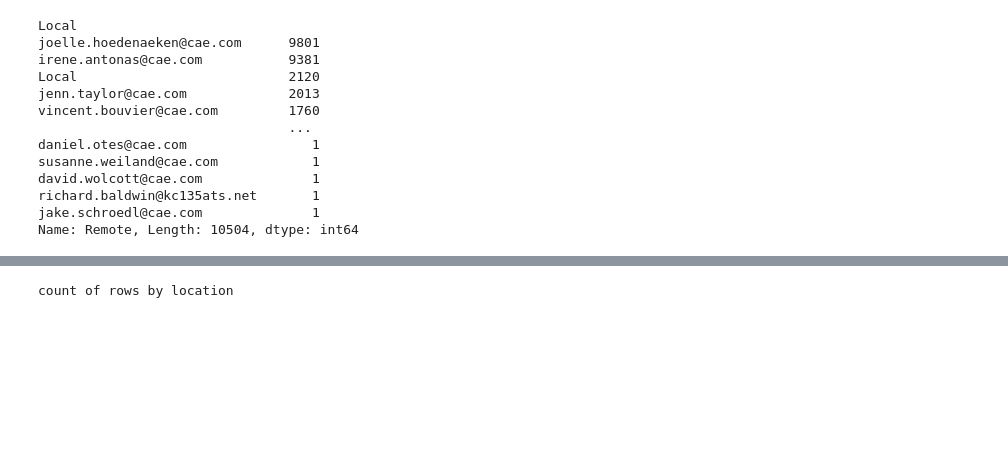
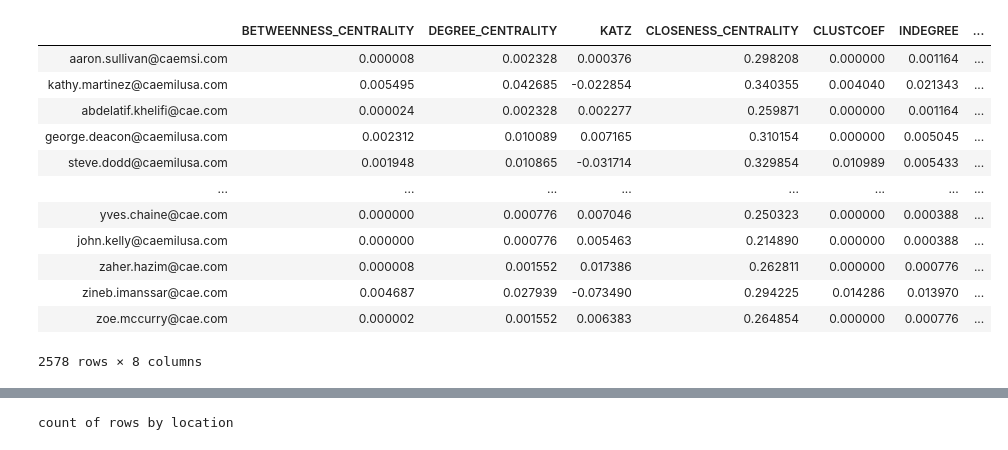
Before and after one commit to suacalis/People-Analytics, a Jupyter notebook: cae-count.ipynb, the cells around one changed output, grey strips where cells are left out. Saved outputs shown, nothing was run; the diff lists cells and outputs as text; code cells hidden in the pictures; blank space fills up the shorter version.

```diff
--- a/cae-count.ipynb
+++ b/cae-count.ipynb
@@ -27,19 +110,34 @@ diversity = div2[div2['ncs'] > 38]
+# %%
+#metrics
+dfc = pd.DataFrame(dict(
+    BETWEENNESS_CENTRALITY = nx.betweenness_centrality(Gd),
+    DEGREE_CENTRALITY      = nx.degree_centrality(Gd),
+    #EIGENVECTOR            = nx.eigenvector_centrality(Gd),
+    KATZ                   = nx.katz_centrality_numpy(Gd),
+    CLOSENESS_CENTRALITY   = nx.closeness_centrality(Gd),
+    CLUSTCOEF              = nx.clustering(Gd),
+    INDEGREE               = nx.in_degree_centrality(Gd),
+    OUTDEGREE              = nx.out_degree_centrality(Gd),
+    PAGERANK               = nx.pagerank(Gd, alpha=0.9),
+))
+
+#dfc.index += 1
+dfc.to_csv('metrics2.csv')
+dfc
+# %% [output]
+|  | BETWEENNESS_CENTRALITY | DEGREE_CENTRALITY | KATZ | CLOSENESS_CENTRALITY | CLUSTCOEF | INDEGREE | ... |
+| aaron.sullivan@caemsi.com | 0.000008 | 0.002328 | 0.000376 | 0.298208 | 0.000000 | 0.001164 | ... |
+| kathy.martinez@caemilusa.com | 0.005495 | 0.042685 | -0.022854 | 0.340355 | 0.004040 | 0.021343 | ... |
+| abdelatif.khelifi@cae.com | 0.000024 | 0.002328 | 0.002277 | 0.259871 | 0.000000 | 0.001164 | ... |
+| george.deacon@caemilusa.com | 0.002312 | 0.010089 | 0.007165 | 0.310154 | 0.000000 | 0.005045 | ... |
+| steve.dodd@caemilusa.com | 0.001948 | 0.010865 | -0.031714 | 0.329854 | 0.010989 | 0.005433 | ... |
+| ... | ... | ... | ... | ... | ... | ... | ... |
+| yves.chaine@cae.com | 0.000000 | 0.000776 | 0.007046 | 0.250323 | 0.000000 | 0.000388 | ... |
+| john.kelly@caemilusa.com | 0.000000 | 0.000776 | 0.005463 | 0.214890 | 0.000000 | 0.000388 | ... |
+| zaher.hazim@cae.com | 0.000008 | 0.001552 | 0.017386 | 0.262811 | 0.000000 | 0.000776 | ... |
+| zineb.imanssar@cae.com | 0.004687 | 0.027939 | -0.073490 | 0.294225 | 0.014286 | 0.013970 | ... |
+| zoe.mccurry@cae.com | 0.000002 | 0.001552 | 0.006383 | 0.264854 | 0.000000 | 0.000776 | ... |
+2578 rows × 8 columns
 # %%
 # create an activity count for senders
 dfc=df.groupby ('Local')['Remote'].count().sort_values(ascending=False)
-# %%
-dfc
-# %% [output]
-Local
-joelle.hoedenaeken@cae.com      9801
-irene.antonas@cae.com           9381
-Local                           2120
-jenn.taylor@cae.com             2013
-vincent.bouvier@cae.com         1760
-                                ...
-daniel.otes@cae.com                1
-susanne.weiland@cae.com            1
-david.wolcott@cae.com              1
-richard.baldwin@kc135ats.net       1
-jake.schroedl@cae.com              1
-Name: Remote, Length: 10504, dtype: int64
```
Also changed, not shown: parts of 47 cells of this notebook, 11 other files.
